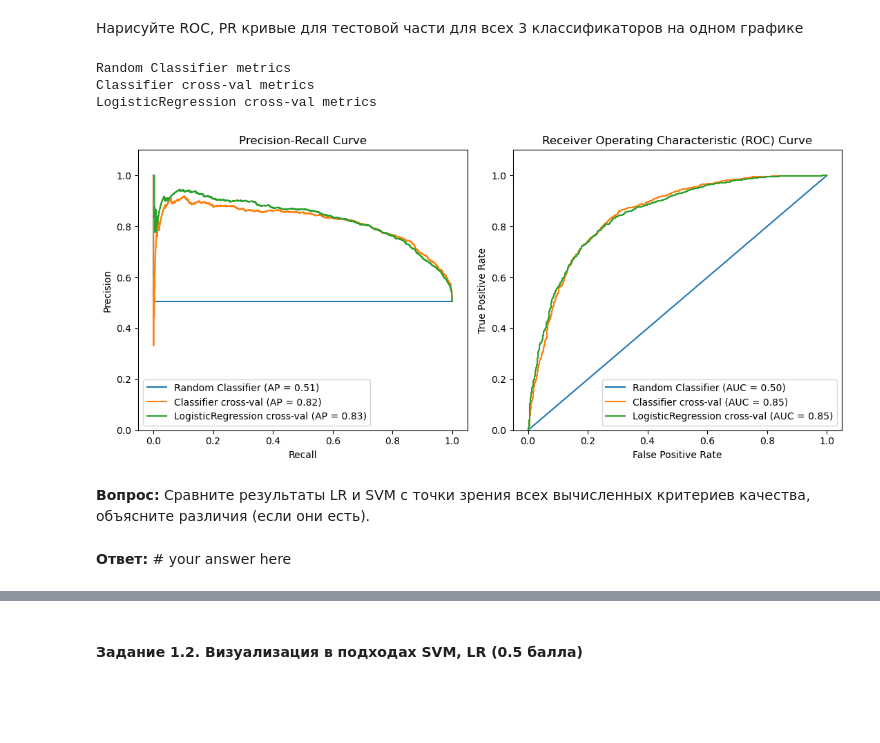
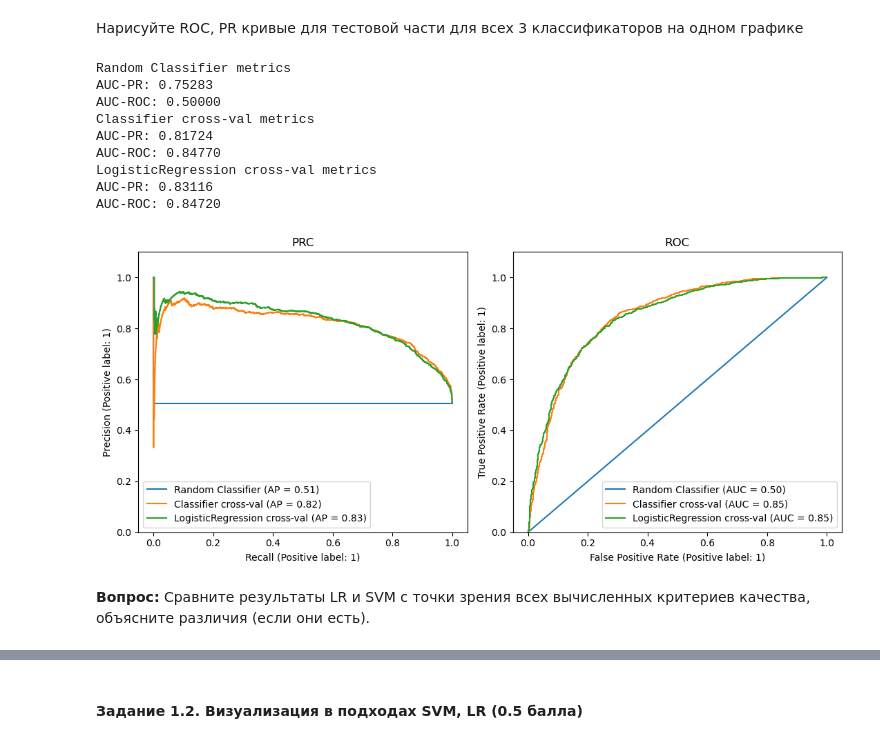
Before and after one commit to diemvs/hse_hw, a Jupyter notebook: ml/hw4/homework-practice-04-linclass-SataevDmitriy.ipynb, the cells around one changed output, grey strips where cells are left out. Saved outputs shown, nothing was run; the diff lists cells and outputs as text; code cells hidden in the pictures; blank space fills up the shorter version.

```diff
--- a/ml/hw4/homework-practice-04-linclass-SataevDmitriy.ipynb
+++ b/ml/hw4/homework-practice-04-linclass-SataevDmitriy.ipynb
@@ -252,13 +244,15 @@ print('AUC-PR', auc_pr)
 # %% [output]
 AUC-PR 0.8291153466306662
 # %%
-params_c = np.logspace(start=-4, stop=1, num=20)
+params_c = np.logspace(start=-6, stop=1, num=20)
+
+auc_pr_scorer = make_scorer(average_precision_score)
 
 searcher_lr = GridSearchCV(
-    SVC(kernel='linear', max_iter=100000000, random_state=42),
+    LogisticRegression(),
     [{"C": params_c}],
-    scoring="roc_auc",
-    cv=5
+    scoring=auc_pr_scorer,
+    cv=10
 )
 
 searcher_lr.fit(X_train, y_train)
@@ -270,10 +264,10 @@ print(best_c)
 # %%
-lr = LogisticRegression(C = best_c)
+logistic_regression = LogisticRegression(C = best_c)
+logistic_regression.fit(X_train, y_train)
 
-lr.fit(X_train, y_train)
-y_pred = lr.predict(X_test)
+y_pred = logistic_regression.predict_proba(X_test)[:, 1]
 
-precision, recall, _ = metrics.precision_recall_curve(y_test, lr.predict_proba(X_test)[:, 1])
+precision, recall, _ = metrics.precision_recall_curve(y_test, y_pred)
 auc_pr = metrics.auc(recall, precision)
 
 print('AUC-PR', auc_pr)
@@ -289,52 +283,42 @@ AUC-ROC: 0.84720
 # %% [markdown]
 Нарисуйте ROC, PR кривые для тестовой части для всех 3 классификаторов на одном графике
 # %%
-import matplotlib.pyplot as plt
-from sklearn.metrics import precision_recall_curve, auc, roc_auc_score
-from sklearn.metrics._plot.roc_curve import RocCurveDisplay
-from sklearn.metrics._plot.precision_recall_curve import PrecisionRecallDisplay
+def depict_pr_roc_on_one_plot(y_true, y_pred, classifier_name='Some Classifier', ax=None):
+  if ax is None:
+    fig, ax = plt.subplots(1, 2, figsize=(11, 5))
 
-def depict_pr_roc_all(y_true, y_pred, classifier_name='Some Classifier', ax=None):
-    if ax is None:
-        fig, ax = plt.subplots(1, 2, figsize=(11, 5))
+  print(classifier_name, 'metrics')
+  PrecisionRecallDisplay.from_predictions(y_true, y_pred, ax=ax[0], name=classifier_name)
+  precision, recall, _ = precision_recall_curve(y_true, y_pred)
+  print('AUC-PR: %.5f' % auc(recall, precision))
+  ax[0].set_title("PRC")
+  ax[0].set_ylim(0, 1.1)
 
-    print(classifier_name, 'metrics')
+  RocCurveDisplay.from_predictions(y_true, y_pred, ax=ax[1], name=classifier_name)
+  print('AUC-ROC: %.5f' % roc_auc_score(y_true, y_pred))
+  ax[1].set_title("ROC")
+  ax[1].set_ylim(0, 1.1)
 
-    # График AUC-PR
-    PrecisionRecallDisplay.from_predictions(y_true, y_pred, ax=ax[0], name=classifier_name)
-    precision, recall, _ = precision_recall_curve(y_true, y_pred)
-    auc_pr = auc(recall, precision)
+  plt.tight_layout()
+  plt.legend()
 
-    ax[0].set_title("Precision-Recall Curve")
-    ax[0].set_xlabel("Recall")
-    ax[0].set_ylabel("Precision")
-    ax[0].set_ylim(0, 1.1)
-
-    # График AUC-ROC
-    roc_auc = roc_auc_score(y_true, y_pred)
-    RocCurveDisplay.from_predictions(y_true, y_pred, ax=ax[1], name=classifier_name)
-    ax[1].set_title("Receiver Operating Characteristic (ROC) Curve")
-    ax[1].set_xlabel("False Positive Rate")
-    ax[1].set_ylabel("True Positive Rate")
-    ax[1].set_ylim(0, 1.1)
-
-    return ax
+  return ax
 
 fig, axs = plt.subplots(1, 2, figsize=(11, 5))
 
-axs = depict_pr_roc_all(y_test, y_random, 'Random Classifier', axs)
-axs = depict_pr_roc_all(y_test, y_score, 'Classifier cross-val', axs)
-axs = depict_pr_roc_all(y_test, lr.predict_proba(X_test)[:, 1], 'LogisticRegression cross-val', axs)
-
-
-plt.tight_layout()
-plt.show()
+axs = depict_pr_roc_on_one_plot(y_test, y_random, 'Random Classifier', axs)
+axs = depict_pr_roc_on_one_plot(y_test, y_score, 'Classifier cross-val', axs)
+axs = depict_pr_roc_on_one_plot(y_test, y_pred, 'LogisticRegression cross-val', axs)
 # %% [output]
 Random Classifier metrics
+AUC-PR: 0.75283
+AUC-ROC: 0.50000
 Classifier cross-val metrics
+AUC-PR: 0.81724
+AUC-ROC: 0.84770
 LogisticRegression cross-val metrics
+AUC-PR: 0.83116
+AUC-ROC: 0.84720
-[figure, old version]
+[figure, new version]
 # %% [markdown]
 **Вопрос:** Сравните результаты LR и SVM с точки зрения всех вычисленных критериев качества, объясните различия (если они есть).
-# %% [markdown]
-**Ответ:** # your answer here
```
Also changed, not shown: parts of 68 cells of this notebook.
